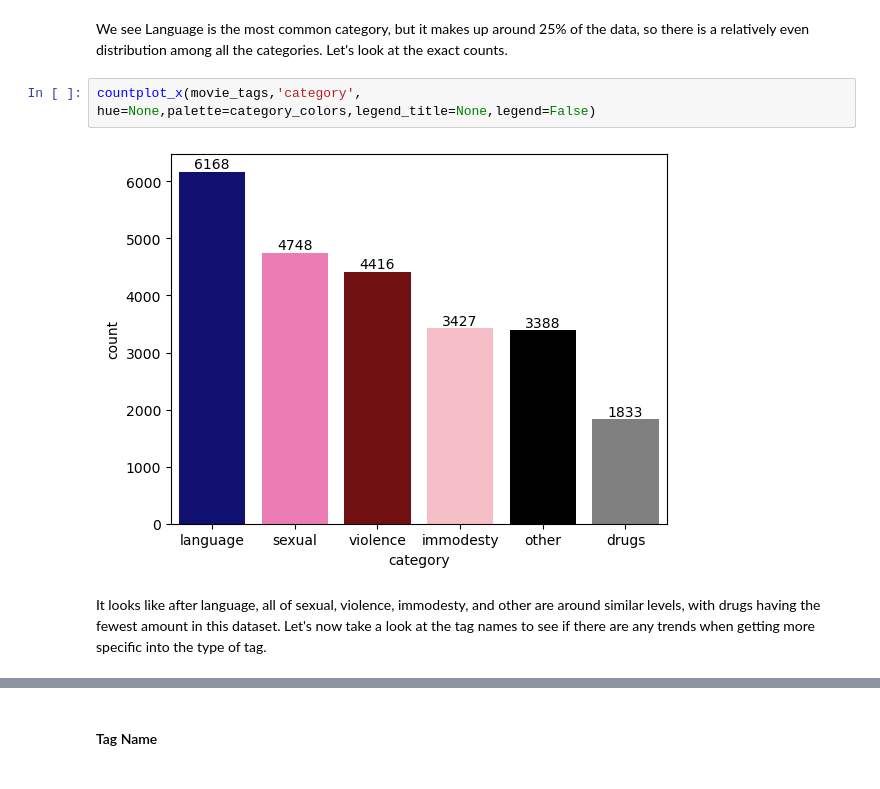
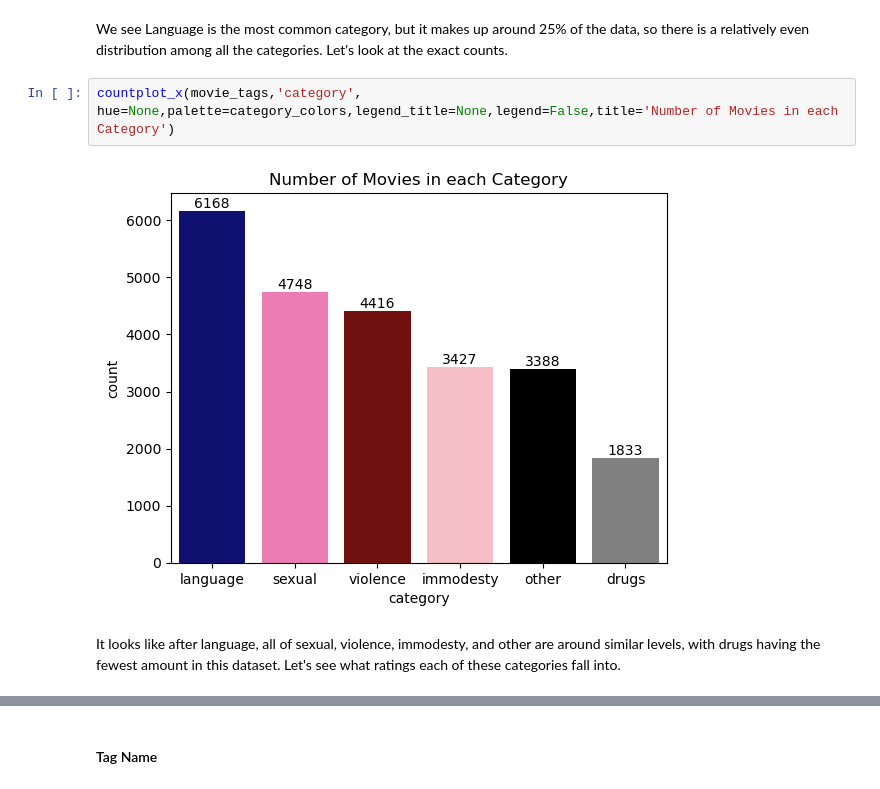
Before and after one commit to mcoulombe021/Springboard, a Jupyter notebook: Capstone 3/Exploratory Data Analysis.ipynb, the cells around one changed output, grey strips where cells are left out. Saved outputs shown, nothing was run; the diff lists cells and outputs as text.

```diff
--- a/Capstone 3/Exploratory Data Analysis.ipynb
+++ b/Capstone 3/Exploratory Data Analysis.ipynb
@@ -545,8 +545,8 @@ Name: category, dtype: object
 # %% [markdown]
 We see Language is the most common category, but it makes up around 25% of the data, so there is a relatively even distribution among all the categories. Let's look at the exact counts.
 # %%
-countplot_x(movie_tags,'category', hue=None,palette=category_colors,legend_title=None,legend=False)
+countplot_x(movie_tags,'category', hue=None,palette=category_colors,legend_title=None,legend=False,title='Number of Movies in each Category')
 # %% [output]
-[figure, old version]
+[figure, new version]
 # %% [markdown]
-It looks like after language, all of sexual, violence, immodesty, and other are around similar levels, with drugs having the fewest amount in this dataset. Let's now take a look at the tag names to see if there are any trends when getting more specific into the type of tag.
+It looks like after language, all of sexual, violence, immodesty, and other are around similar levels, with drugs having the fewest amount in this dataset. Let's see what ratings each of these categories fall into.
```
Also changed, not shown: parts of 7 cells of this notebook, 4 other files.
